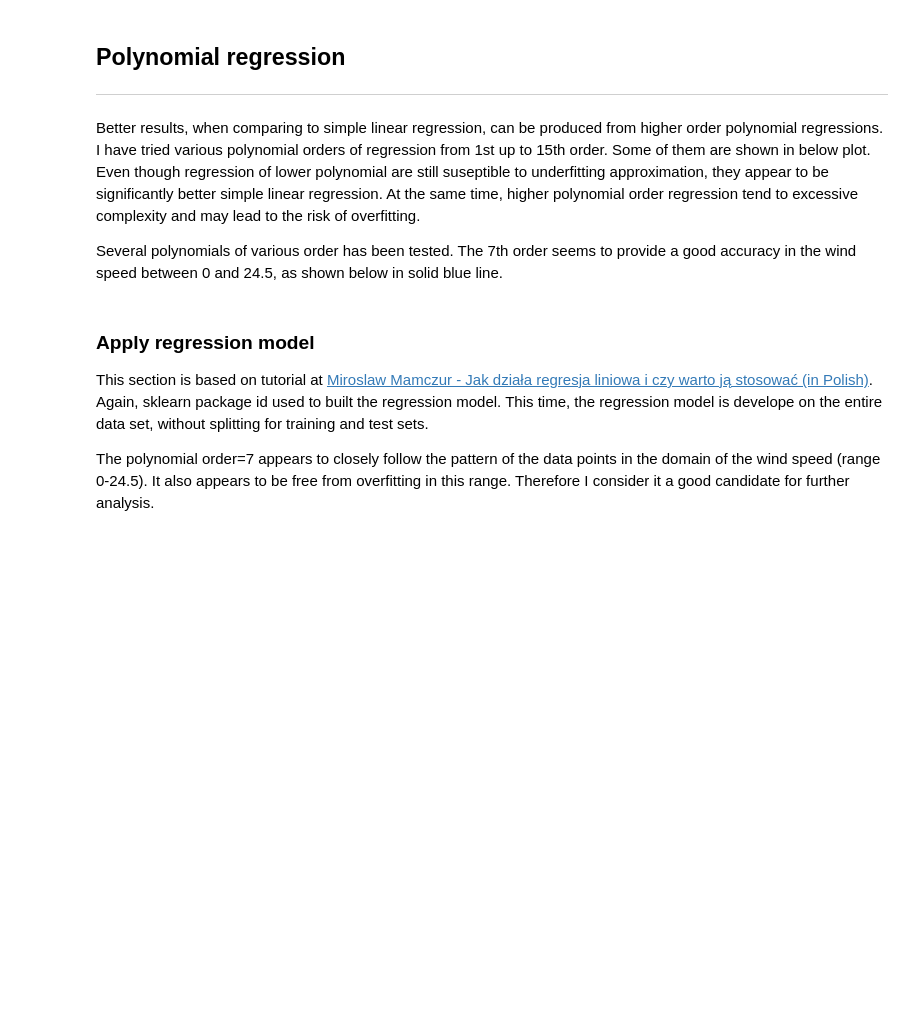
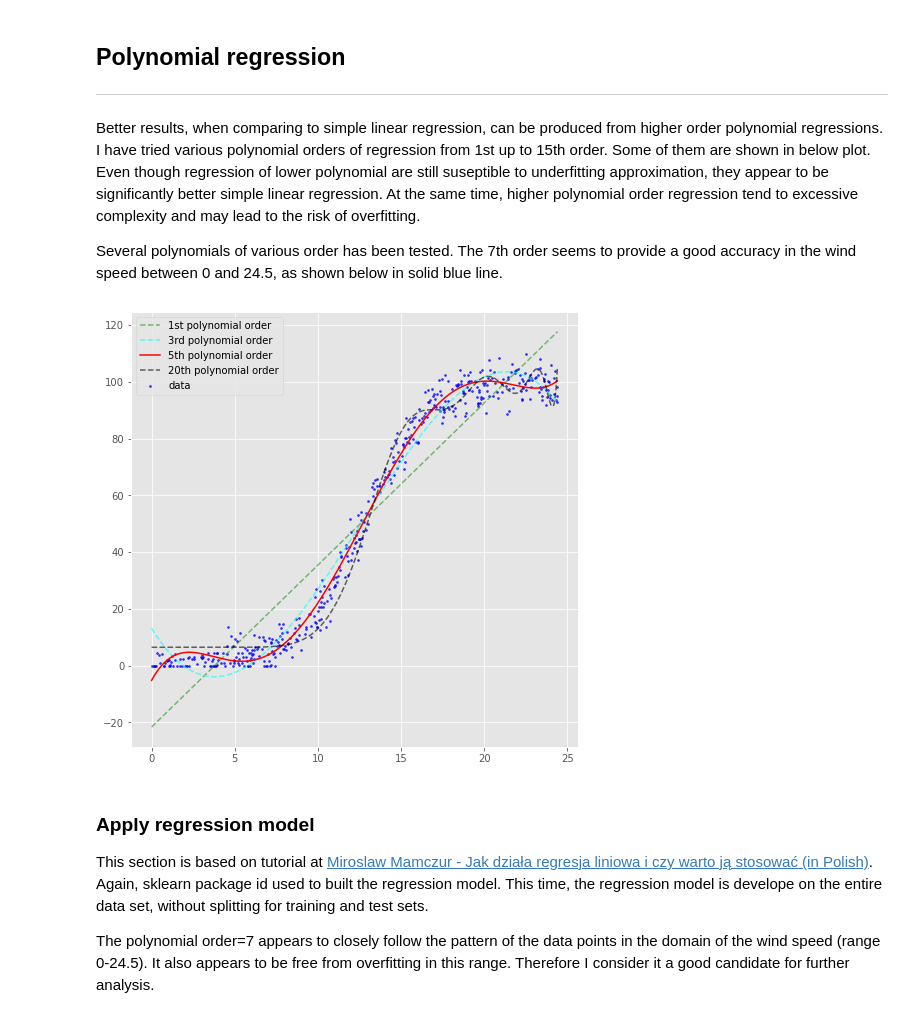
Before and after one commit to andkoc001/Machine-Learning-and-Statistics-Project, a Jupyter notebook: Powerproduction_ML.ipynb, the cells around one changed output. Drawn from its saved outputs; the diff is of its cells as text; code cells hidden in the pictures; blank space fills up the shorter version.

```diff
--- a/Powerproduction_ML.ipynb
+++ b/Powerproduction_ML.ipynb
@@ -316,37 +359,39 @@ X = df.iloc[:, 0].values.reshape(-1,1)
 y = df.iloc[:, 1]
 # %%
 # adapted from https://stackoverflow.com/q/51732577
-plt.scatter(X, y, s=2, color='red', alpha=1.0, label="data")
+plt.scatter(X, y, s=4, color='blue', alpha=0.8, label="data")
 
 # Fitting Polynomial Regression to the dataset
 poly_reg = PolynomialFeatures(degree = 1)
 X_poly = poly_reg.fit_transform(X)
 lin_reg = LinearRegression()
 lin_reg.fit(X_poly, y)
 plt.plot(X, lin_reg.predict(X_poly), ls="--", color = 'green', alpha=0.5, label='1st polynomial order')
 
 poly_reg = PolynomialFeatures(degree = 3)
 X_poly = poly_reg.fit_transform(X)
 lin_reg = LinearRegression()
 lin_reg.fit(X_poly, y)
 plt.plot(X, lin_reg.predict(X_poly), ls="--", color='cyan', alpha=0.6, label='3rd polynomial order')
 
-poly_reg = PolynomialFeatures(degree = 7)
+poly_reg = PolynomialFeatures(degree = 5)
 X_poly = poly_reg.fit_transform(X)
 lin_reg = LinearRegression()
 lin_reg.fit(X_poly, y)
-plt.plot(X, lin_reg.predict(X_poly), ls="-", color='red', alpha=1.0, label='7th polynomial order')
+plt.plot(X, lin_reg.predict(X_poly), ls="-", color='red', alpha=1.0, label='5th polynomial order')
 
 poly_reg = PolynomialFeatures(degree = 20)
 X_poly = poly_reg.fit_transform(X)
 lin_reg = LinearRegression()
 lin_reg.fit(X_poly, y)
-plt.plot(X, lin_reg.predict(X_poly), ls="--", color='black', alpha=.5, label='20th polynomial order')
+plt.plot(X, lin_reg.predict(X_poly), ls="--", color='black', alpha=.6, label='20th polynomial order')
 
 # Visualising the Polynomial Regression results
 plt.legend(loc='best')
 plt.rcParams["figure.figsize"] = (14,8)
 plt.show()
+# %% [output]
+[figure, added]
 # %% [markdown]
 ### Apply regression model
 
```
Also changed, not shown: parts of 31 cells of this notebook, 1 other file.
